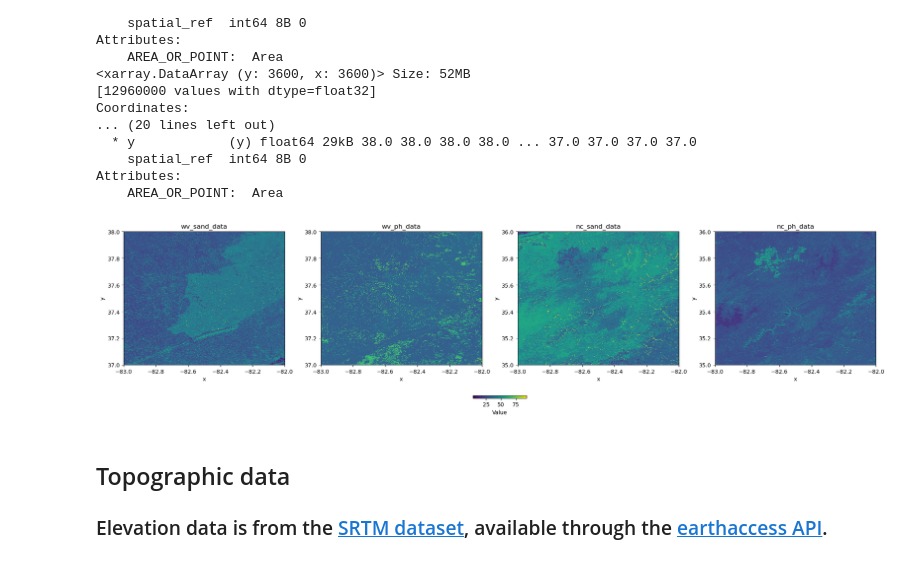
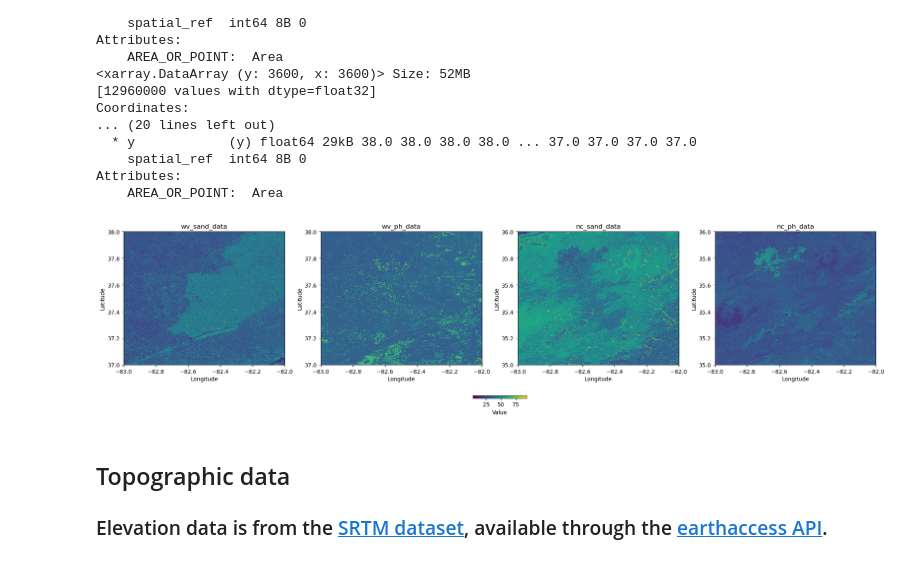
Before and after one commit to earthlab-education/habitat-suitability-BioNCphilic, a Jupyter notebook: climate.ipynb, the cells around one changed output. Saved outputs shown, nothing was run; the diff lists cells and outputs as text; code cells hidden in the pictures.

Commit message:
added lon.lat to soil plots

```diff
--- a/climate.ipynb
+++ b/climate.ipynb
@@ -406,29 +406,31 @@ Attributes:
 # %%
 # Combine the lists
 soil_view = [wv_sand_data, wv_ph_data, nc_sand_data, nc_ph_data]
 soil_title = ['wv_sand_data', 'wv_ph_data', 'nc_sand_data', 'nc_ph_data']
 
 # Set up subplots (adjust rows and columns for layout)
 fig, axes = plt.subplots(nrows=1, ncols=len(soil_view), figsize=(20, 5), constrained_layout=True)
 
 # Loop through each raster, open it, and plot in a subplot
 cbar_mappable = None  # To store the QuadMesh object for the colorbar
 for i, soil_da in enumerate(soil_view):
 
     # Plot the raster on the corresponding subplot
     quadmesh = soil_da.plot(ax=axes[i], add_colorbar=False)
     axes[i].set_title(soil_title[i])  # Add a title to each subplot
+    axes[i].set_xlabel("Longitude") #Add the x label
+    axes[i].set_ylabel("Latitude") #Add the y label
 
     # Store the QuadMesh object for the colorbar
     if cbar_mappable is None:
         cbar_mappable = quadmesh
 
 # Add a global colorbar
 fig.colorbar(cbar_mappable, ax=axes, orientation="horizontal", fraction=0.02, pad=0.1).set_label("Value")
 
 plt.show()
 # %% [output]
-[figure, old version]
+[figure, new version]
 # %% [markdown]
 ## Topographic data
 ### Elevation data is from the [SRTM dataset](https://www.earthdata.nasa.gov/data/instruments/srtm), available through the [earthaccess API](https://earthaccess.readthedocs.io/en/latest/quick-start/).
```
Also changed, not shown: parts of 1 cell of this notebook.
